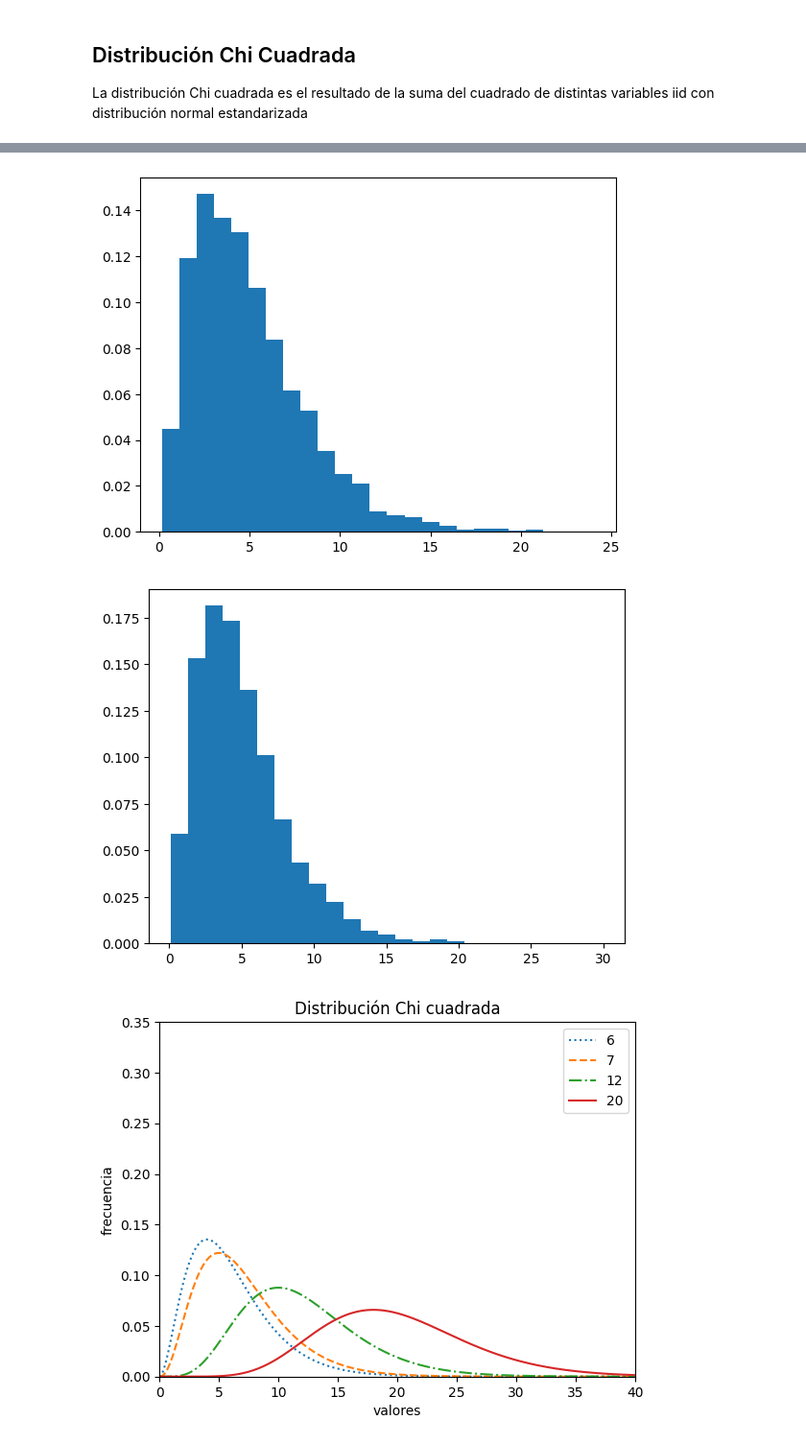
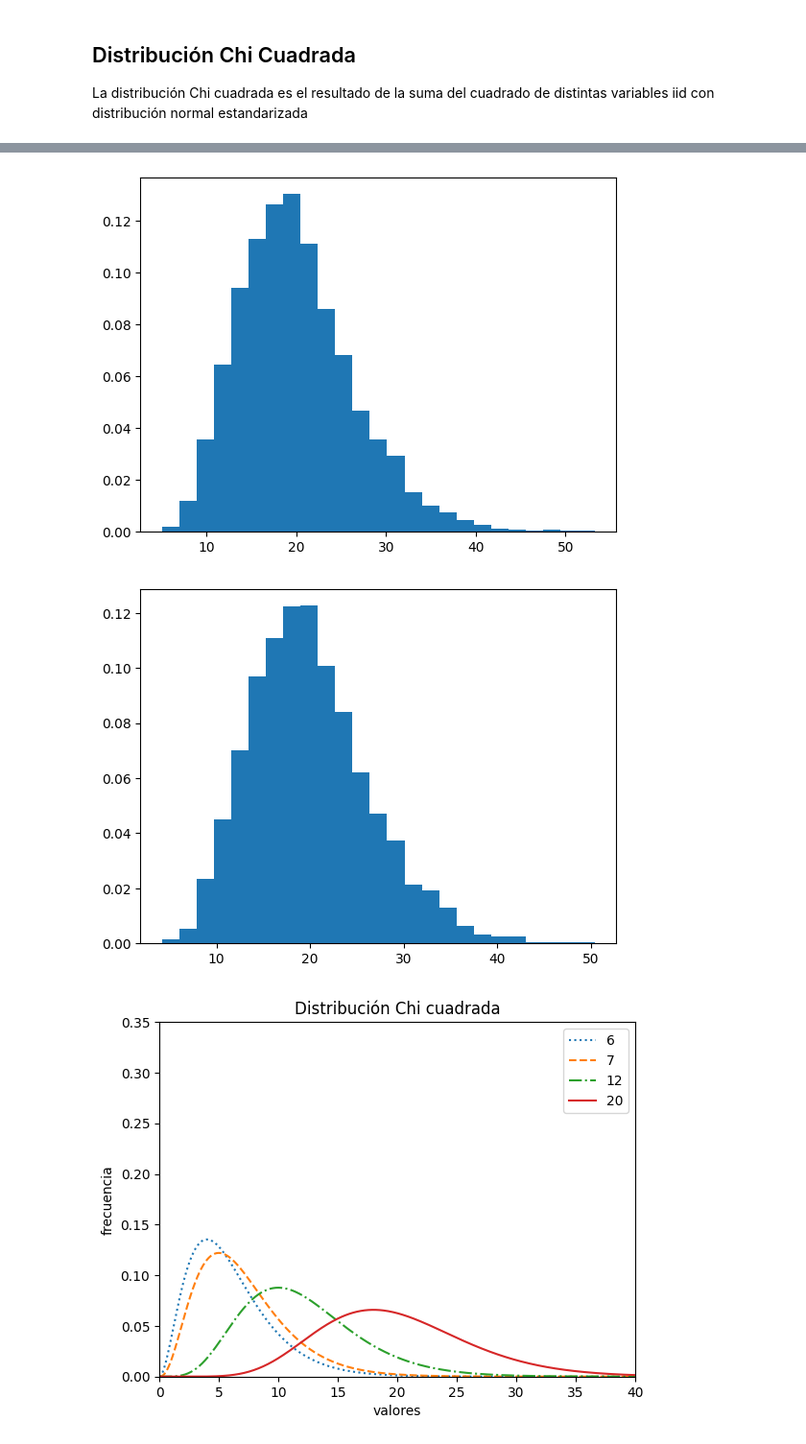
Before and after one commit to AnIsAsPe/Estadistica_y_Probabilidad_para-CD-, a Jupyter notebook: Estadistica_e_InferenciaCausal/1 Test estadísticos/Notebooks/Test_estadísticos_.ipynb, the cells around one changed output, grey strips where cells are left out. Shown at 96% size. Saved outputs shown, nothing was run; the diff lists cells and outputs as text; code cells hidden in the pictures.

```diff
--- a/Estadistica_e_InferenciaCausal/1 Test estadísticos/Notebooks/Test_estadísticos_.ipynb
+++ b/Estadistica_e_InferenciaCausal/1 Test estadísticos/Notebooks/Test_estadísticos_.ipynb
@@ -28,24 +33,24 @@ La distribución Chi cuadrada es el resultado de la suma del cuadrado de distint
 # %%
 var_iid_gauss = {}       # diccionario que guarda variables aleatorias iid con distribución normal estandarizada
-r = 5                    # cantidad de variables iid
+r = 20                  # cantidad de variables iid
 size = 5000              # número de observaciones en cada variable
 
 ji = np.zeros(size)          # vector que guardara la suma de var_iid_gauss al cuadrado
 
 for i in range(1, r+1):
   var_iid_gauss[i] = np.random.normal( 0, 1, size)  # generamos variable aleatoria a partir de una distribución normal estandar de tamaño size
   ji += (var_iid_gauss[i]**2)
 
 plt.hist(ji,   weights = np.ones_like(ji)/size, bins=25)
 plt.show()
 # %% [output]
-[figure, old version]
+[figure, new version]
 # %%
 s = np.random.chisquare(r, size)
 plt.hist(s,   weights = np.ones_like(ji)/size, bins=25)
 plt.show()
 # %% [output]
-[figure, old version]
+[figure, new version]
 # %%
 def grafica_chi_cuadrada(a, b, c, d):
   ''''grafica la función de densidad de la distrtibución chi cuadrada para
```
Also changed, not shown: parts of 16 cells of this notebook.
